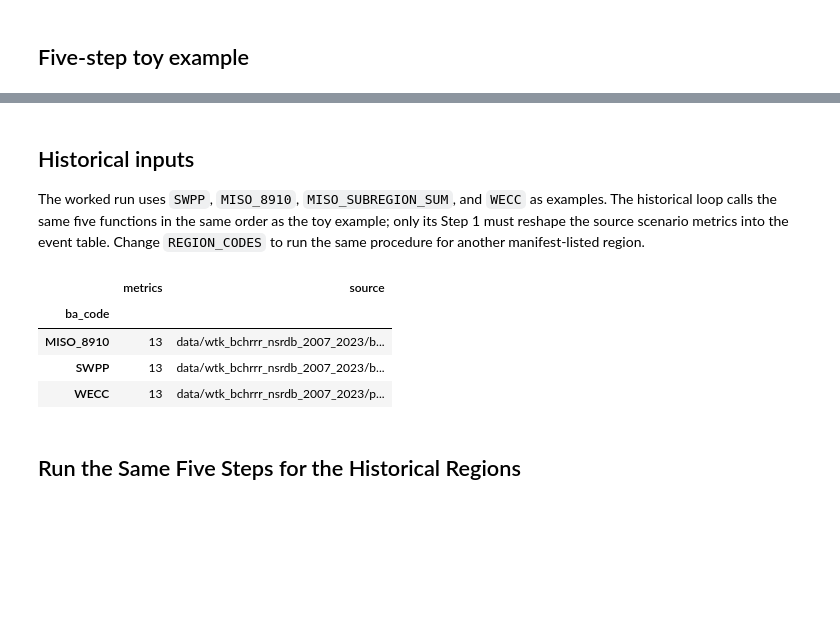
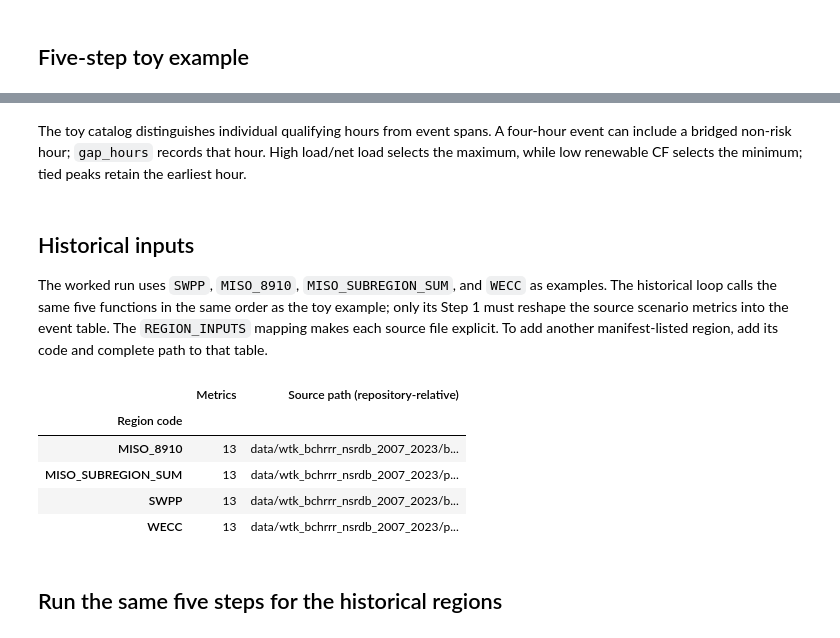
Before and after one commit to charliephillips4201/wxdata-notebooks, a Jupyter notebook: notebooks/data_flow/ba_stress_event_catalog.ipynb, the cells around one changed output, grey strips where cells are left out. Cells and saved outputs as stored; diff of their text form; code cells hidden in the pictures; blank space fills up the shorter version.

```diff
--- a/notebooks/data_flow/ba_stress_event_catalog.ipynb
+++ b/notebooks/data_flow/ba_stress_event_catalog.ipynb
@@ -302,47 +368,68 @@ Example Event Catalog
+# %% [markdown]
+The toy catalog distinguishes individual qualifying hours from event spans. A four-hour event can include a bridged non-risk hour; `gap_hours` records that hour. High load/net load selects the maximum, while low renewable CF selects the minimum; tied peaks retain the earliest hour.
 # %% [markdown]
 ## Historical inputs
 
-The worked run uses `SWPP`, `MISO_8910`, `MISO_SUBREGION_SUM`, and `WECC` as examples. The historical loop calls the same five functions in the same order as the toy example; only its Step 1 must reshape the source scenario metrics into the event table. Change `REGION_CODES` to run the same procedure for another manifest-listed region.
+The worked run uses `SWPP`, `MISO_8910`, `MISO_SUBREGION_SUM`, and `WECC` as examples. The historical loop calls the same five functions in the same order as the toy example; only its Step 1 must reshape the source scenario metrics into the event table. The `REGION_INPUTS` mapping makes each source file explicit. To add another manifest-listed region, add its code and complete path to that table.
 # %%
-SOURCE_BUNDLE = "wtk_bchrrr_nsrdb"
-PERIOD_LABEL = "2007_2023"
-REGION_CODES = ["SWPP", "MISO_8910", "MISO_SUBREGION_SUM", "WECC"]
-
-ba_manifest = pd.read_csv(Path("../../manifests/ba_scenario_metric_metadata_manifest_wtk_bchrrr_nsrdb_2007_2023.csv"))
-pooled_manifest = pd.read_csv(Path("../../manifests/pooled_region_scenario_metric_metadata_manifest_wtk_bchrrr_nsrdb_2007_2023.csv"))
+# These four complete paths are the inputs for the historical worked examples.
+REGION_INPUTS = {
+    "SWPP": Path("../../data/wtk_bchrrr_nsrdb_2007_2023/ba_scenario_metrics/SWPP_wtk_bchrrr_nsrdb_2007_2023_scenario_metrics.csv"),
+    "MISO_8910": Path("../../data/wtk_bchrrr_nsrdb_2007_2023/ba_scenario_metrics/MISO_8910_wtk_bchrrr_nsrdb_2007_2023_scenario_metrics.csv"),
+    "MISO_SUBREGION_SUM": Path("../../data/wtk_bchrrr_nsrdb_2007_2023/pooled_scenario_metrics/MISO_SUBREGION_SUM_wtk_bchrrr_nsrdb_2007_2023_scenario_metrics.csv"),
+    "WECC": Path("../../data/wtk_bchrrr_nsrdb_2007_2023/pooled_scenario_metrics/WECC_wtk_bchrrr_nsrdb_2007_2023_scenario_metrics.csv"),
+}
+ba_manifest = pd.read_csv(
+    "../../manifests/ba_scenario_metric_metadata_manifest_wtk_bchrrr_nsrdb_2007_2023.csv",
+    usecols=["ba_code", "metric", "scenario", "source_path"],
+)
+pooled_manifest = pd.read_csv(
+    "../../manifests/pooled_region_scenario_metric_metadata_manifest_wtk_bchrrr_nsrdb_2007_2023.csv",
+    usecols=["ba_code", "metric", "scenario", "source_path"],
+)
 metadata = pd.concat([ba_manifest, pooled_manifest], ignore_index=True)
 
 RISK_METRIC_SETTINGS = pd.DataFrame(
     [
         ("load_mw", "load_mw", [0.90, 0.95, 0.99], "max"),
         ("net_load_mw__installed_2024", "net_load_mw", [0.90, 0.95, 0.99], "max"),
         ("net_load_mw__split_w00_s100", "net_load_mw", [0.90, 0.95, 0.99], "max"),
         ("net_load_mw__split_w25_s75", "net_load_mw", [0.90, 0.95, 0.99], "max"),
         ("net_load_mw__split_w50_s50", "net_load_mw", [0.90, 0.95, 0.99], "max"),
         ("net_load_mw__split_w75_s25", "net_load_mw", [0.90, 0.95, 0.99], "max"),
         ("net_load_mw__split_w100_s00", "net_load_mw", [0.90, 0.95, 0.99], "max"),
         ("renew_cf_equiv__installed_2024", "renew_cf_equiv", [0.10, 0.05, 0.01], "min"),
         ("renew_cf_equiv__split_w00_s100", "renew_cf_equiv", [0.10, 0.05, 0.01], "min"),
         ("renew_cf_equiv__split_w25_s75", "renew_cf_equiv", [0.10, 0.05, 0.01], "min"),
         ("renew_cf_equiv__split_w50_s50", "renew_cf_equiv", [0.10, 0.05, 0.01], "min"),
         ("renew_cf_equiv__split_w75_s25", "renew_cf_equiv", [0.10, 0.05, 0.01], "min"),
         ("renew_cf_equiv__split_w100_s00", "renew_cf_equiv", [0.10, 0.05, 0.01], "min"),
     ],
     columns=["metric", "risk_metric_type", "threshold_quantiles", "tie_rank_method"],
 )
 
-metadata = metadata.merge(RISK_METRIC_SETTINGS[["metric", "risk_metric_type"]], on="metric", how="left")
-metadata = metadata[metadata["ba_code"].isin(REGION_CODES)].copy()
-missing = sorted(set(REGION_CODES) - set(metadata["ba_code"]))
+metadata = metadata.merge(
+    RISK_METRIC_SETTINGS[["metric", "risk_metric_type"]],
+    on="metric",
+    how="left",
+)
+metadata = metadata[metadata["ba_code"].isin(REGION_INPUTS)].copy()
+missing = sorted(set(REGION_INPUTS) - set(metadata["ba_code"]))
 if missing:
     raise AssertionError(f"Missing manifest rows for {missing}.")
-display(metadata.groupby("ba_code").agg(metrics=("metric", "size"), source=("source_path", "first")))
+with pd.option_context("display.max_colwidth", None):
+    display(metadata.groupby("ba_code").agg(
+        metrics=("metric", "size"), source=("source_path", "first"),
+    ).rename_axis("Region code").rename(columns={
+        "metrics": "Metrics", "source": "Source path (repository-relative)",
+    }))
 # %% [output]
-|  | metrics | source |
-| ba_code |  |  |
+|  | Metrics | Source path (repository-relative) |
+| Region code |  |  |
 | MISO_8910 | 13 | data/wtk_bchrrr_nsrdb_2007_2023/b... |
+| MISO_SUBREGION_SUM | 13 | data/wtk_bchrrr_nsrdb_2007_2023/p... |
 | SWPP | 13 | data/wtk_bchrrr_nsrdb_2007_2023/b... |
 | WECC | 13 | data/wtk_bchrrr_nsrdb_2007_2023/p... |
 # %% [markdown]
-## Run the Same Five Steps for the Historical Regions
+## Run the same five steps for the historical regions
 # %%
```
Also changed, not shown: parts of 21 cells of this notebook, 31 other files.
